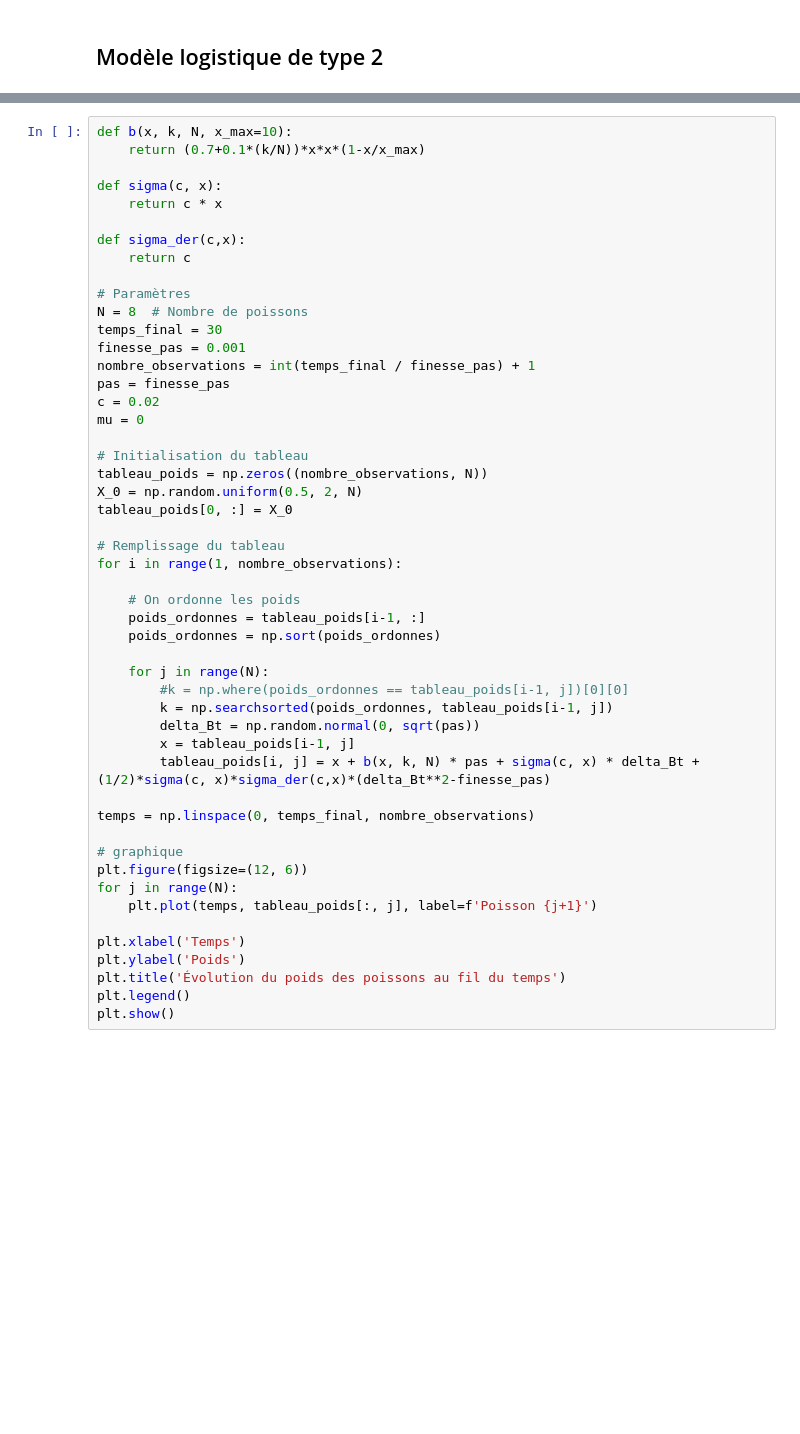
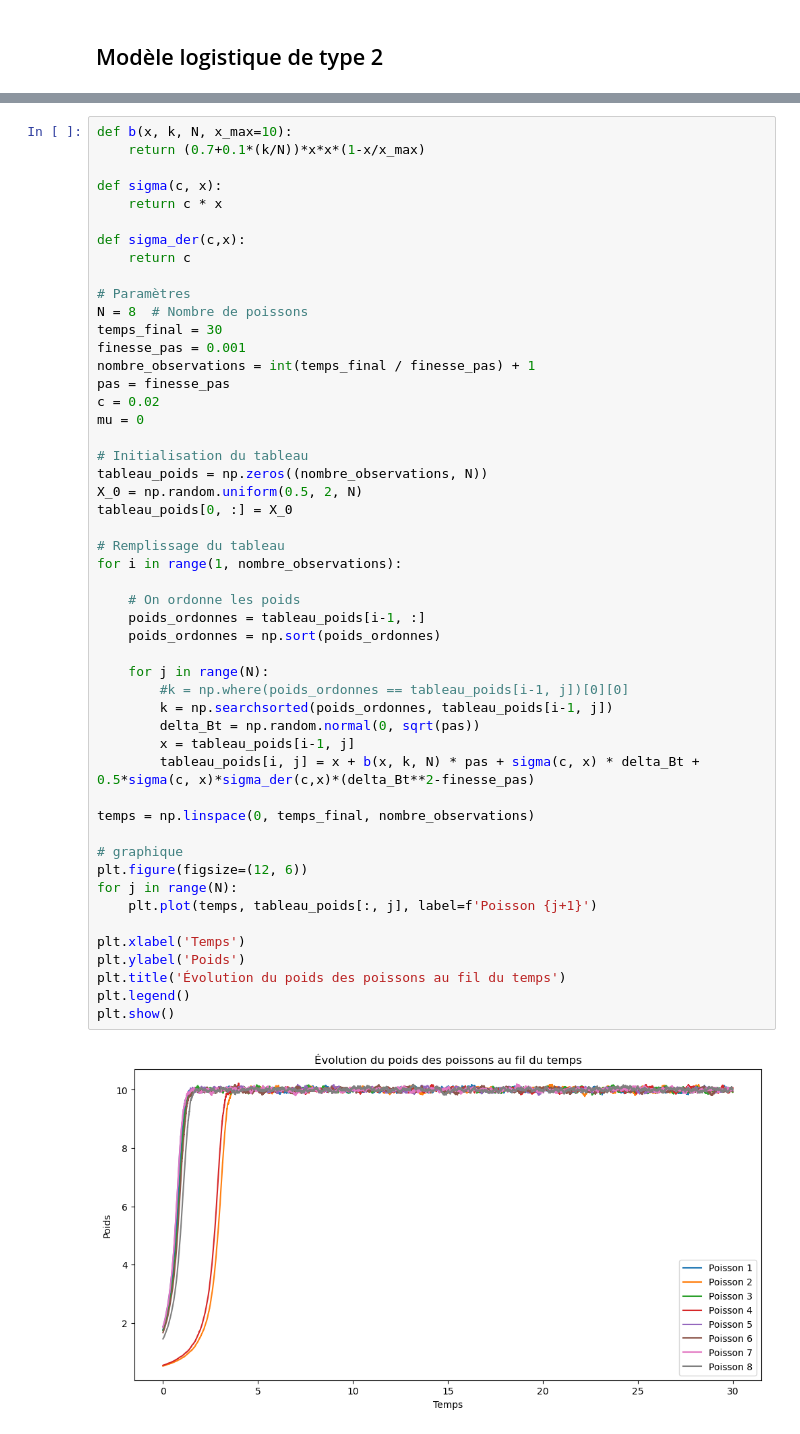
Before and after one commit to leaajo/sde_resolve, a Jupyter notebook: first_approach.ipynb, the cells around one changed output, grey strips where cells are left out. Drawn from its saved outputs; the diff is of its cells as text; blank space fills up the shorter version.

```diff
--- a/first_approach.ipynb
+++ b/first_approach.ipynb
@@ -384,31 +384,33 @@ mu = 0
 # Initialisation du tableau
 tableau_poids = np.zeros((nombre_observations, N))
 X_0 = np.random.uniform(0.5, 2, N)
 tableau_poids[0, :] = X_0
 
 # Remplissage du tableau
 for i in range(1, nombre_observations):
 
     # On ordonne les poids
     poids_ordonnes = tableau_poids[i-1, :]
     poids_ordonnes = np.sort(poids_ordonnes)
 
     for j in range(N):
         #k = np.where(poids_ordonnes == tableau_poids[i-1, j])[0][0]
         k = np.searchsorted(poids_ordonnes, tableau_poids[i-1, j])
         delta_Bt = np.random.normal(0, sqrt(pas))
         x = tableau_poids[i-1, j]
-        tableau_poids[i, j] = x + b(x, k, N) * pas + sigma(c, x) * delta_Bt + (1/2)*sigma(c, x)*sigma_der(c,x)*(delta_Bt**2-finesse_pas)
+        tableau_poids[i, j] = x + b(x, k, N) * pas + sigma(c, x) * delta_Bt + 0.5*sigma(c, x)*sigma_der(c,x)*(delta_Bt**2-finesse_pas)
 
 temps = np.linspace(0, temps_final, nombre_observations)
 
 # graphique
 plt.figure(figsize=(12, 6))
 for j in range(N):
     plt.plot(temps, tableau_poids[:, j], label=f'Poisson {j+1}')
 
 plt.xlabel('Temps')
 plt.ylabel('Poids')
 plt.title('Évolution du poids des poissons au fil du temps')
 plt.legend()
 plt.show()
+# %% [output]
+[figure, added]
```
Also changed, not shown: parts of 14 cells of this notebook.
